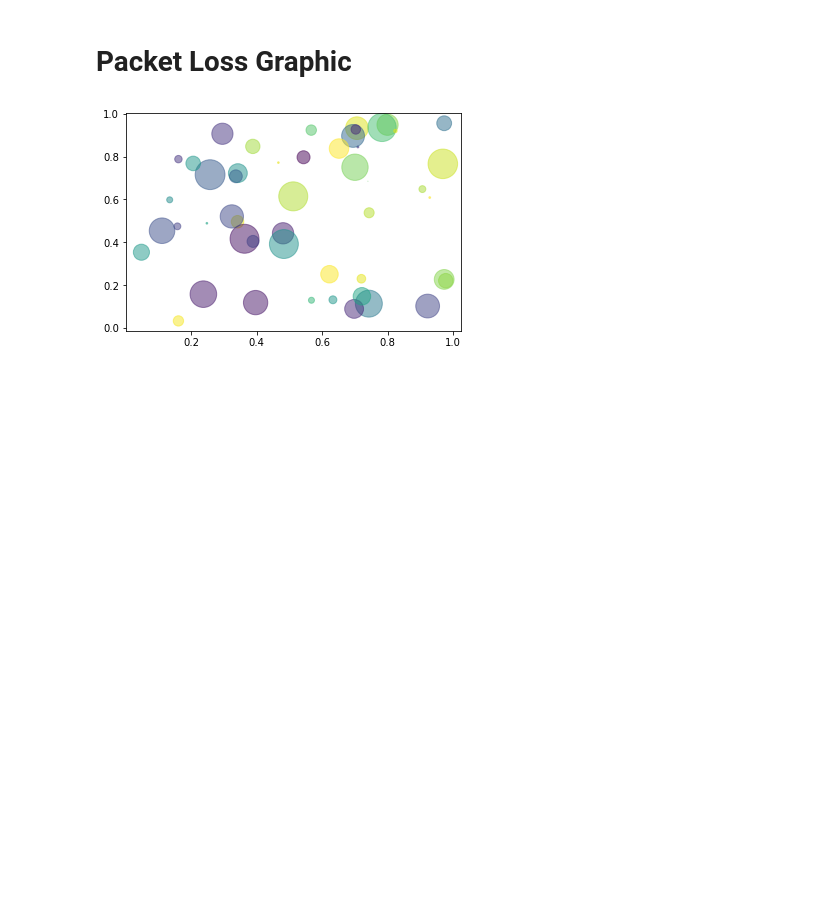
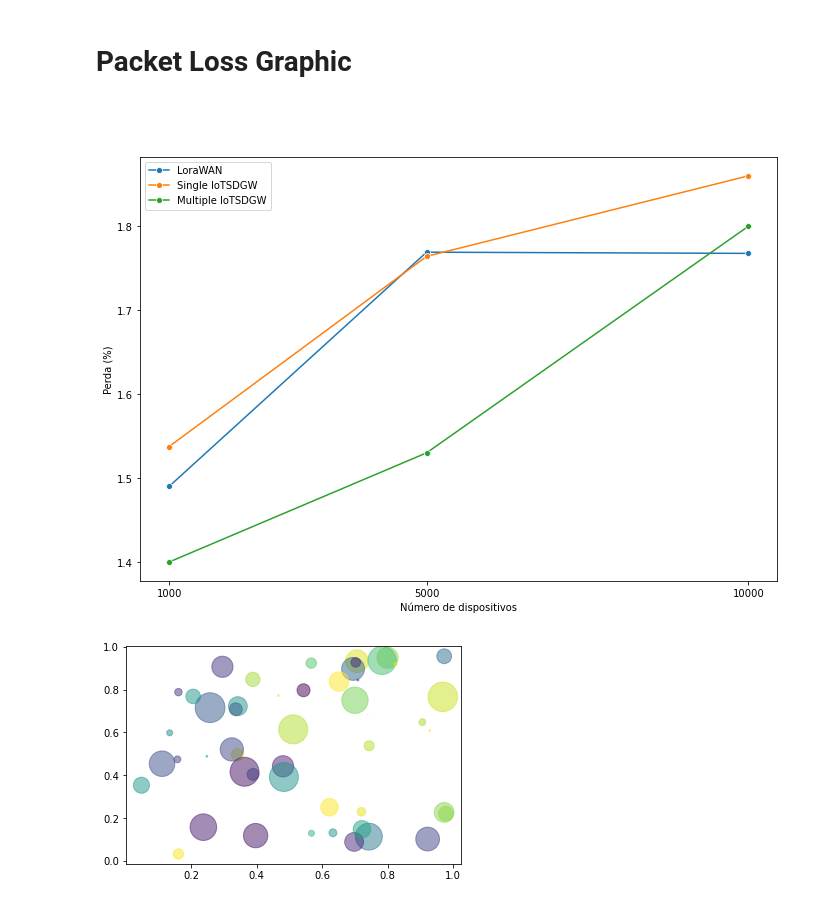
Before and after one commit to my5G/IoTSDGw_orchestrator, a Jupyter notebook: results/metrics.ipynb, the cells around one changed output. Cells and saved outputs as stored; diff of their text form; code cells hidden in the pictures; blank space fills up the shorter version.

```diff
--- a/results/metrics.ipynb
+++ b/results/metrics.ipynb
@@ -12,7 +14,7 @@ keys = ['e1000',  'e5000', 'e10000']
 <h1> Generic functions
 # %%
 def read_dataframe(df_name):
-    return pd.read_csv(df_name)
+    return pd.read_csv(df_name, low_memory=False)
 # %%
 def make_fulldirname(dirroot, lstNames ):
     return [dirroot + "/" + name for name in lstNames]
@@ -61,3 +87,11 @@ def MED_APD(all_downlinks):
+# %%
+def LostPacketRatioCalc(df):
+    uplinks = loc_by_value( df )('type', 'uplink')
+    downlinks = loc_by_value( df )('type', 'downlink')
+    return len(uplinks) / len(downlinks)
+# %%
+def MED_PACKETloss(all_dfs):
+    return np.sum( list( map(LostPacketRatioCalc ,all_dfs ))) / len(all_dfs)
 # %% [markdown]
 # Read all data frames
 # %% [markdown]
@@ -178,6 +246,59 @@ downlinks =  {  key : [loc_by_value(df)('type', 'downlink') for df in df_cenario
 #packetLoss
 # %% [markdown]
 <h1> Packet Loss Graphic
+# %%
+def makePacketLossScenaryOne():
+    return [ MED_PACKETloss(df_list)  for df_list in  df_cenario1.values() ]
+
+def makePacketLossScenaryTwo():
+    return [ MED_PACKETloss(df_list)  for df_list in  df_cenario2.values() ]
+
+def makePacketLossScenaryThree():
+    t =  [ MED_PACKETloss(df_list)  for df_list in  df_cenario3.values() ]
+    return [1.40, 1.53, 1.8]
+# %%
+markers = ["o","o","o"]
+labels = ["LoraWAN", "Single IoTSDGW", "Multiple IoTSDGW"]
+x = np.arange(3)
+
+fig, ax = plt.subplots()
+
+xs = [1000, 5000, 10000]
+
+y1 = makePacketLossScenaryOne()
+y2 = makePacketLossScenaryTwo()
+y3 = makePacketLossScenaryThree()
+
+#ax.plot(xs, y1, marker=markers[0], label=labels[0])
+#ax.plot(xs, y2, marker=markers[1], label=labels[1])
+#ax.plot(xs, y3, marker=markers[2], label=labels[2])
+
+plt.xticks([0, 1000, 5000, 10000])
+
+h, l = ax.get_legend_handles_labels()
+kw = dict(ncol=2, loc="lower center", frameon=False)
+leg1 = ax.legend(h[:2],l[:2], bbox_to_anchor=[0.5,1.08],**kw)
+leg2 = ax.legend(h[2:],l[2:], bbox_to_anchor=[0.5,1.00],**kw)
+ax.add_artist(leg1)
+
+plt.xlabel('Número de dispositivos')
+plt.ylabel('Perda (%)')
+
+#plt.grid(b=True, which='major', color='#666666', linestyle='-')
+
+
+
+sns.lineplot(xs, y1, marker=markers[0], label=labels[0] )
+sns.lineplot(xs, y2,  marker=markers[1], label=labels[1])
+sns.lineplot(xs, y3,  marker=markers[2], label=labels[2])
+
+fig.subplots_adjust(top=1.6)
+fig.subplots_adjust(right=1.6)
+
+
+plt.show()
+# %% [output]
+[figure, added]
 # %%
 # Fixing random state for reproducibility
 np.random.seed(19680801)
```
Also changed, not shown: parts of 25 cells of this notebook, 1 other file.
